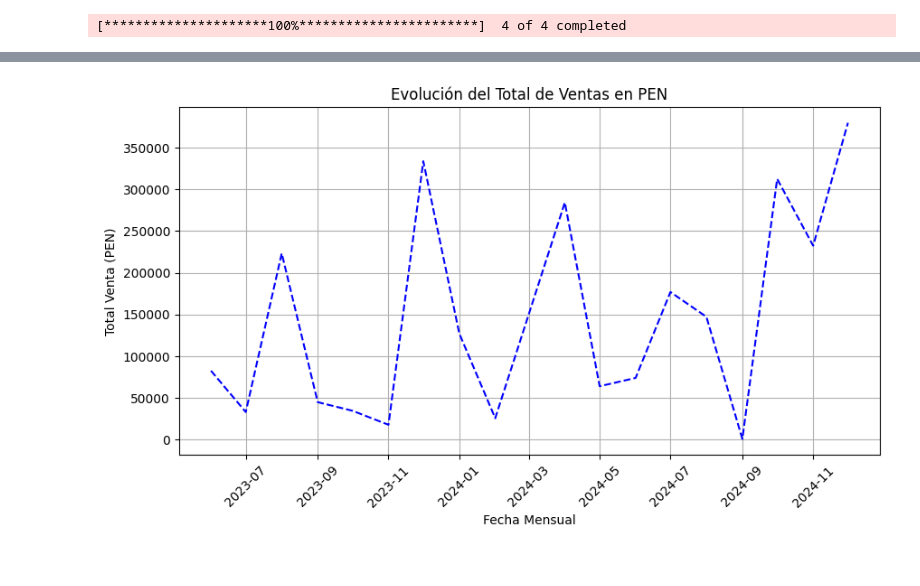
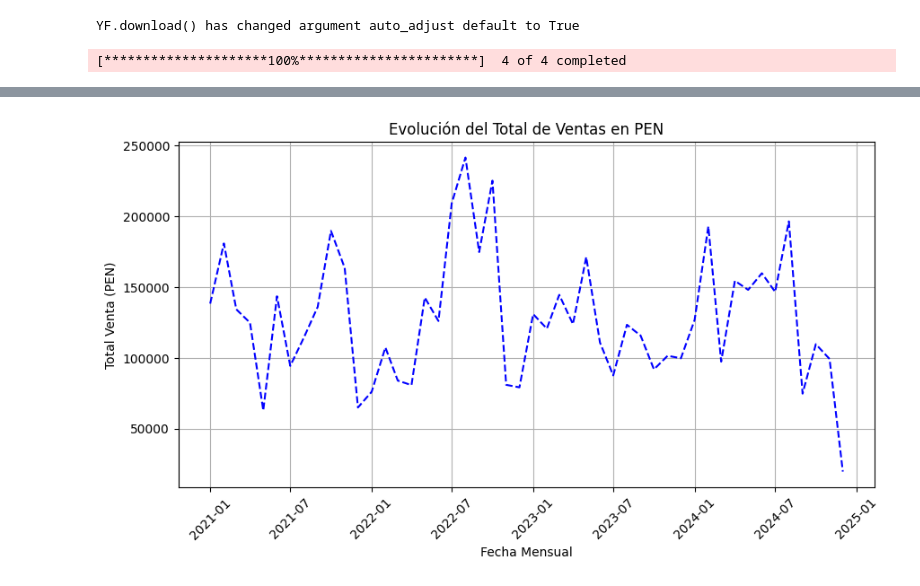
Before and after one commit to gejocamo10/catusita_analytics, a Jupyter notebook: test_producto_mas_vendidos.ipynb, the cells around one changed output, grey strips where cells are left out. Cells and saved outputs as stored; diff of their text form; code cells hidden in the pictures.

```diff
--- a/test_producto_mas_vendidos.ipynb
+++ b/test_producto_mas_vendidos.ipynb
@@ -205,9 +205,12 @@ df_merged = df_merged.drop_duplicates()
 df_merged['demanda_mensual'] = df_merged['caa'] / df_merged['lt']
 df_merged['meses_proteccion'] = df_merged['corr_sd'] / df_merged['demanda_mensual']
 
+# modificar period2 (caa_lt)
+df_merged['caa_lt'] += df_merged['corr_sd'] * df_merged['rfm'].map({3: 0.4, 2: 0.3, 1: 0.2, 0: 0.1}).fillna(0)
+
 # adding compra_sugerida
-df_merged['sobrante'] = np.maximum(df_merged['stock'].fillna(0) + df_merged['backorder'].fillna(0) - df_merged['caa_lt'], 0)
-df_merged['compra_sugerida'] = np.maximum(df_merged['caa'].fillna(0) - df_merged['sobrante'], 0)
+df_merged['sobrante'] = np.maximum(df_merged['stock'].fillna(0) + df_merged['backorder'].fillna(0) - df_merged['caa'], 0)
+df_merged['compra_sugerida'] = np.maximum(df_merged['caa_lt'].fillna(0) - df_merged['sobrante'], 0)
 df_merged['compra_sugerida'] = np.ceil(df_merged['compra_sugerida']).astype('Int64')
 df_merged['compra_sugerida'] = df_merged['compra_sugerida'].astype("Float64")
 df_merged['meses_proteccion'] = df_merged['meses_proteccion'].astype("Float64")
@@ -251,9 +254,6 @@ df_merged['riesgo'] = df_merged.apply(
                 ('verde' if pd.notna(row.get('rojo')) or pd.notna(row.get('amarillo')) else np.nan),
     axis=1
 )
-
-# modificar period2 (caa_lt)
-df_merged['caa_lt'] += df_merged['corr_sd'] * df_merged['rfm'].map({3: 0.4, 2: 0.3, 1: 0.2, 0: 0.1}).fillna(0)
 
 # filtrar solo las importantes para la tabla por fuente de suministro
 df_merged['demanda_mensual_usd'] = df_merged['demanda_mensual'] * df_merged['monto_usd']
@@ -323,10 +323,12 @@ df_dashboard = df_dashboard.rename(columns=display_columns)
 df_download = df_download.rename(columns=display_columns)
 df_dashboard_by_fuente = df_dashboard_by_fuente.rename(columns=display_columns_fuente)
 # %% [output]
-[*********************100%***********************]  4 of 4 completed
+YF.download() has changed argument auto_adjust default to True
+[*********************100%***********************]  4 of 4 completed
 # %%
 import matplotlib.pyplot as plt
-articulo_mas_venta = df_margin_result.iloc[0]['articulo']
+articulo_mas_venta = df_margin_result.iloc[3]['articulo']
+articulo_mas_venta = "wk-1060/1"
 df_ppt = df_products.merge(df_inventory[['codigo']], how='left',left_on='articulo',right_on='codigo')
 df_ppt = df_ppt[df_ppt['articulo']==articulo_mas_venta]
 print(df_ppt[df_ppt['articulo']==articulo_mas_venta][['articulo','fuente_suministro']].head(1))
@@ -350,4 +352,4 @@ plt.show()
-[figure, old version]
+[figure, new version]
 # %%
 sku = articulo_mas_venta
 print(sku)
```
Also changed, not shown: parts of 8 cells of this notebook, 14 other files.
